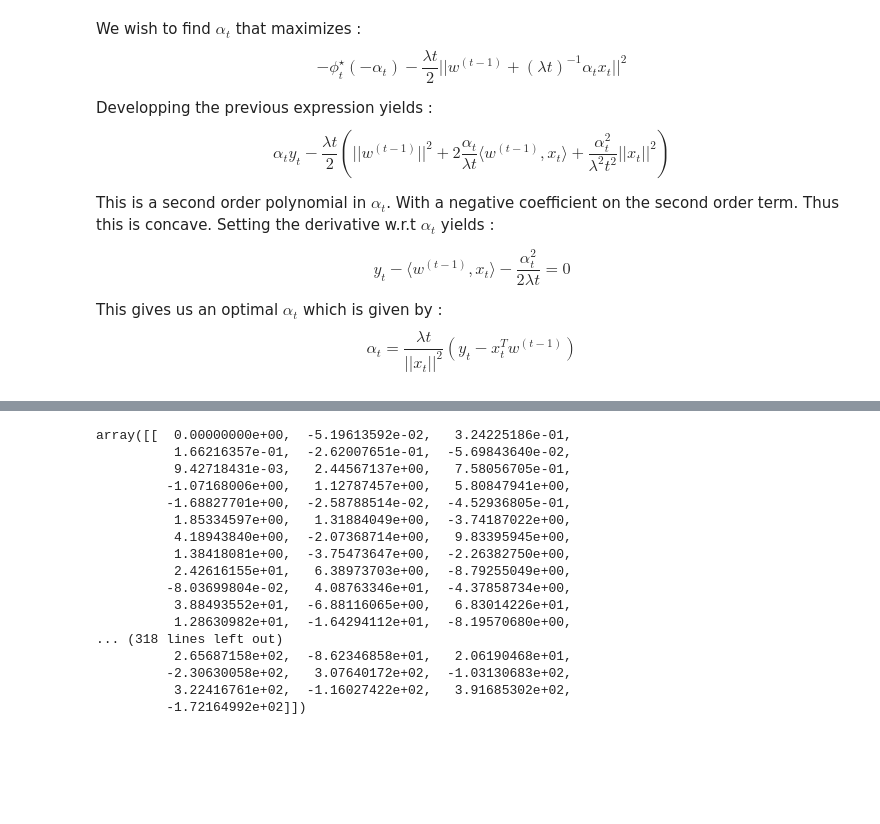
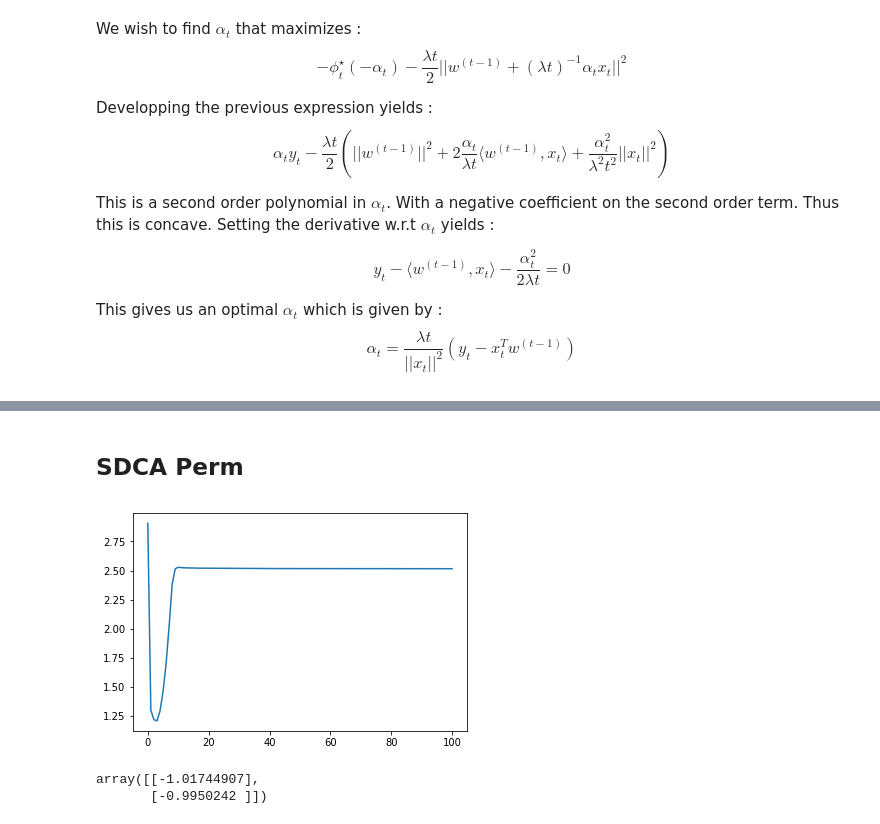
Before and after one commit to BoucheDimitri/SOADML, a Jupyter notebook: SDCA.ipynb, the cells around one changed output, grey strips where cells are left out. Saved outputs shown, nothing was run; the diff lists cells and outputs as text; code cells hidden in the pictures; blank space fills up the shorter version.

Commit message:
Added SDCA, runs but does not return a good hyperplane, so buggy somewhere...

```diff
--- a/SDCA.ipynb
+++ b/SDCA.ipynb
@@ -147,10 +145,3 @@ def modified_sgd(xmat, y, lamb, lossfunc=hinge, w=None, alpha=None):
         alpha[0, t] = lossfunc.sgd_update(w, xmat[:, t], y[0, t], lamb, t)
         w = alpha_to_w(alpha[:, :t + 1], xmat[:, :t + 1], lamb)
     return alpha, w
-# %%
-alpha, w = modified_sgd(xmat, y, 1, hinge)
-losses = []
-for k in range(0, 100):
-    alpha, w = modified_sgd(xmat, y, 1, hinge, w, alpha)
-    print(alpha[0, 0])
-    losses.append(cum_loss(w, xmat, y, 1))
@@ -175,20 +148,37 @@ for k in range(0, 100):
-# %%
-alpha
-# %% [output]
-array([[  0.00000000e+00,  -5.19613592e-02,   3.24225186e-01,
-          1.66216357e-01,  -2.62007651e-01,  -5.69843640e-02,
-          9.42718431e-03,   2.44567137e+00,   7.58056705e-01,
-         -1.07168006e+00,   1.12787457e+00,   5.80847941e+00,
-         -1.68827701e+00,  -2.58788514e-02,  -4.52936805e-01,
-          1.85334597e+00,   1.31884049e+00,  -3.74187022e+00,
-          4.18943840e+00,  -2.07368714e+00,   9.83395945e+00,
-          1.38418081e+00,  -3.75473647e+00,  -2.26382750e+00,
-          2.42616155e+01,   6.38973703e+00,  -8.79255049e+00,
-         -8.03699804e-02,   4.08763346e+01,  -4.37858734e+00,
-          3.88493552e+01,  -6.88116065e+00,   6.83014226e+01,
-          1.28630982e+01,  -1.64294112e+01,  -8.19570680e+00,
-... (318 lines left out)
-          2.65687158e+02,  -8.62346858e+01,   2.06190468e+01,
-         -2.30630058e+02,   3.07640172e+02,  -1.03130683e+02,
-          3.22416761e+02,  -1.16027422e+02,   3.91685302e+02,
-         -1.72164992e+02]])
+# %%
+alpha0, w0 = modified_sgd(xmat, y, 1)
+# %% [markdown]
+## SDCA Perm
+# %%
+def sdca_perm(alpha0, xmat, y, lamb, nmax_epochs, epsilon, lossfunc=hinge):
+    n = xmat.shape[1]
+    alpha = alpha0.copy()
+    w = alpha_to_w(alpha0, xmat, lamb)
+    loss_track = []
+    loss_track.append(cum_loss(w, xmat, y, lamb, lossfunc))
+    inds = np.array(range(0, n))
+    np.random.shuffle(inds)
+    gap = np.inf
+    k = 0
+    while (gap > epsilon) and (k < nmax_epochs) :
+        inds = np.array(range(0, n))
+        np.random.shuffle(inds)
+        for j in range(0, n):
+            i = inds[j]
+            delta = lossfunc.sdca_update(w, xmat[:, i], y[0, i], alpha[0, i], lamb)
+            alpha[0, i] += delta
+            w += ((1 / (lamb * n)) * delta * xmat[:, i]).reshape((2, 1))
+        k += 1
+        loss_track.append(cum_loss(w, xmat, y, lamb, lossfunc))
+        gap = duality_gap(alpha, xmat, y, lamb, lossfunc)
+    return w, alpha, loss_track
+# %%
+wstar, alphastar, hist = sdca_perm(alpha0, xmat, y, 1, 100, 0.0001)
+# %%
+plt.plot(hist)
+plt.show()
+wstar
+# %% [output]
+[figure, added]
+array([[-1.01744907],
+       [-0.9950242 ]])
```
Also changed, not shown: parts of 8 cells of this notebook.
